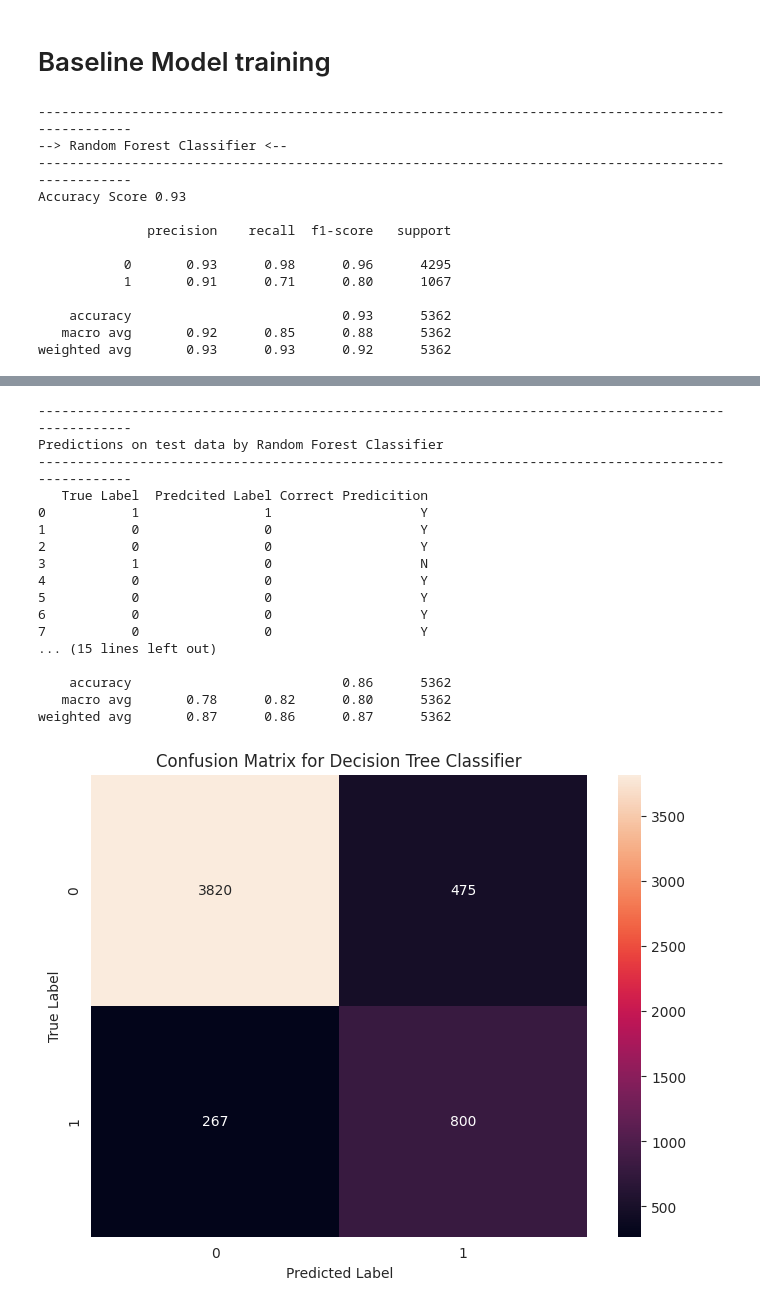
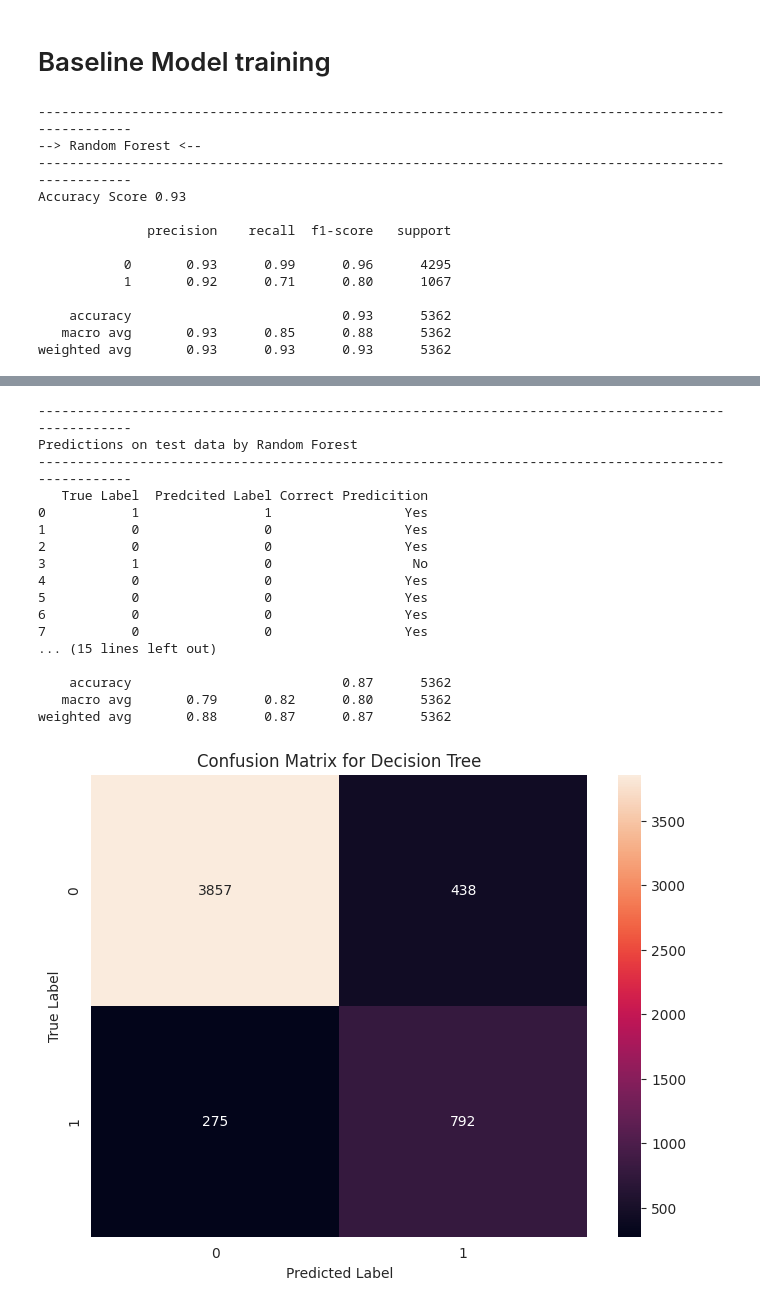
Before and after one commit to faadeola/credit-risk-ml-classification, a Jupyter notebook: credit_class_ml_performace.ipynb, the cells around one changed output, grey strips where cells are left out. Drawn from its saved outputs; the diff is of its cells as text; code cells hidden in the pictures.

Commit message:
Hyper-parameter tunning to improve model performance

```diff
--- a/credit_class_ml_performace.ipynb
+++ b/credit_class_ml_performace.ipynb
@@ -421,11 +421,11 @@ pipeline = Pipeline([
 # Create dictionary to store models
 models = {
     'rfc': {
-        'name':'Random Forest Classifier',
+        'name':'Random Forest',
         'model': RandomForestClassifier(random_state=42)
     },
     'dtc': {
-        'name': 'Decision Tree Classifier',
+        'name': 'Decision Tree',
         'model': DecisionTreeClassifier(random_state=42)
     },
     'xgb': {
@@ -434,7 +434,7 @@ models = {
     },
     'lgrc': {
         'name': 'Logistic Regression',
-        'model': LogisticRegressionCV(random_state=42)
+        'model': LogisticRegression(random_state=42)
     },
     'svm': {
         'name': 'Support Vector Machine',
@@ -491,7 +491,7 @@ for abbr, model_dict in models.items():
   y_test_pred = pipeline.predict(x_test)
 
   # Map predictions if they are equal
-  correct_predicition = [ 'Y' if y_test_pred[i] == y_test.iloc[i] else 'N' for i in range(len(y_test_pred)) ]
+  correct_predicition = [ 'Yes' if y_test_pred[i] == y_test.iloc[i] else 'No' for i in range(len(y_test_pred)) ]
 
   # Dataframe to hold
   predicted = pd.DataFrame({
@@ -517,15 +517,15 @@ for abbr, model_dict in models.items():
   roc_results[abbr]['roc_auc'] = roc_auc_score(y_valid, roc_results[abbr]['y_proba'])
 # %% [output]
 ----------------------------------------------------------------------------------------------------
---> Random Forest Classifier <--
+--> Random Forest <--
 ----------------------------------------------------------------------------------------------------
 Accuracy Score 0.93
 
               precision    recall  f1-score   support
 
-           0       0.93      0.98      0.96      4295
-           1       0.91      0.71      0.80      1067
+           0       0.93      0.99      0.96      4295
+           1       0.92      0.71      0.80      1067
 
     accuracy                           0.93      5362
-   macro avg       0.92      0.85      0.88      5362
-weighted avg       0.93      0.93      0.92      5362
+   macro avg       0.93      0.85      0.88      5362
+weighted avg       0.93      0.93      0.93      5362
@@ -533,19 +533,19 @@ weighted avg       0.93      0.93      0.92      5362
 ----------------------------------------------------------------------------------------------------
-Predictions on test data by Random Forest Classifier
+Predictions on test data by Random Forest
 ----------------------------------------------------------------------------------------------------
    True Label  Predcited Label Correct Predicition
-0           1                1                   Y
-1           0                0                   Y
-2           0                0                   Y
-3           1                0                   N
-4           0                0                   Y
-5           0                0                   Y
-6           0                0                   Y
-7           0                0                   Y
+0           1                1                 Yes
+1           0                0                 Yes
+2           0                0                 Yes
+3           1                0                  No
+4           0                0                 Yes
+5           0                0                 Yes
+6           0                0                 Yes
+7           0                0                 Yes
 ... (15 lines left out)
 
-    accuracy                           0.86      5362
-   macro avg       0.78      0.82      0.80      5362
-weighted avg       0.87      0.86      0.87      5362
+    accuracy                           0.87      5362
+   macro avg       0.79      0.82      0.80      5362
+weighted avg       0.88      0.87      0.87      5362
-[figure, old version]
+[figure, new version]
 ----------------------------------------------------------------------------------------------------
```
Also changed, not shown: parts of 9 cells of this notebook.
